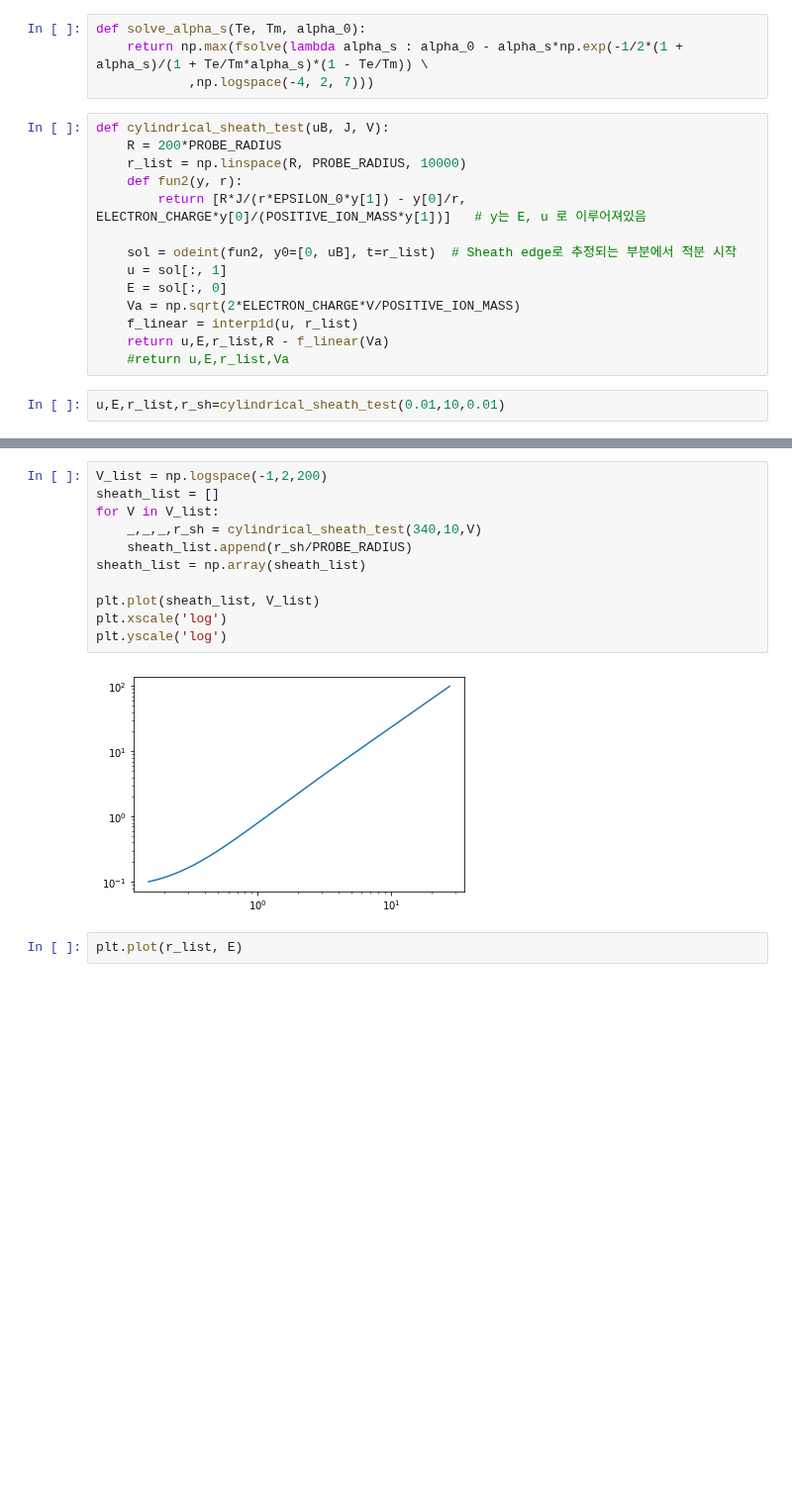
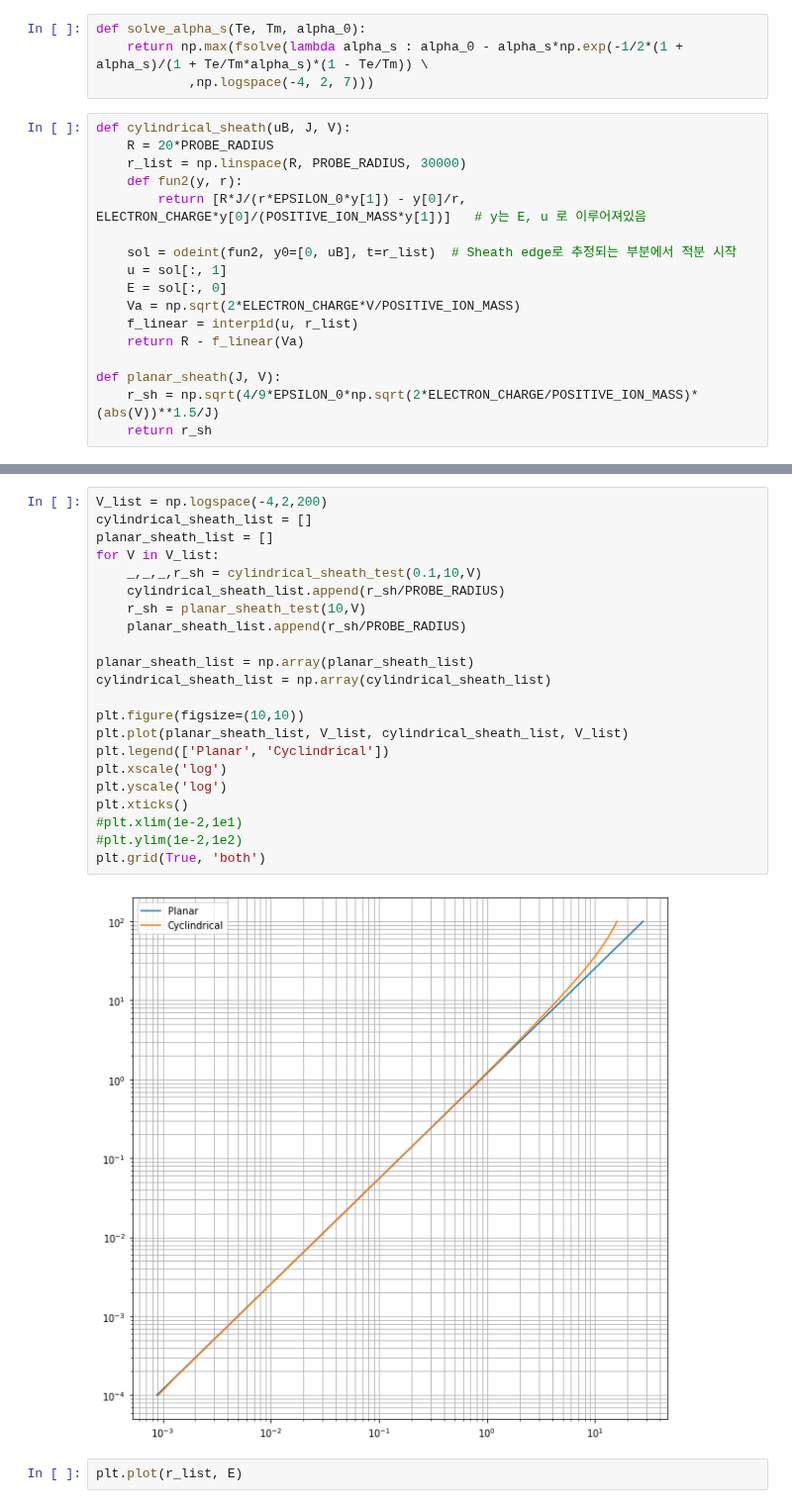
Before and after one commit to gunu0626/negative-ion, a Jupyter notebook: Fitting_method/sheath.ipynb, the cells around one changed output, grey strips where cells are left out. Shown at 99% size. Cells and saved outputs as stored; diff of their text form; blank space fills up the shorter version.

```diff
--- a/Fitting_method/sheath.ipynb
+++ b/Fitting_method/sheath.ipynb
@@ -10,9 +10,9 @@ def solve_alpha_s(Te, Tm, alpha_0):
     return np.max(fsolve(lambda alpha_s : alpha_0 - alpha_s*np.exp(-1/2*(1 + alpha_s)/(1 + Te/Tm*alpha_s)*(1 - Te/Tm)) \
             ,np.logspace(-4, 2, 7)))
 # %%
-def cylindrical_sheath_test(uB, J, V):
-    R = 200*PROBE_RADIUS
-    r_list = np.linspace(R, PROBE_RADIUS, 10000)
+def cylindrical_sheath(uB, J, V):
+    R = 20*PROBE_RADIUS
+    r_list = np.linspace(R, PROBE_RADIUS, 30000)
     def fun2(y, r):
         return [R*J/(r*EPSILON_0*y[1]) - y[0]/r, ELECTRON_CHARGE*y[0]/(POSITIVE_ION_MASS*y[1])]   # y는 E, u 로 이루어져있음
 
@@ -21,7 +21,8 @@ def cylindrical_sheath_test(uB, J, V):
     E = sol[:, 0]
     Va = np.sqrt(2*ELECTRON_CHARGE*V/POSITIVE_ION_MASS)
     f_linear = interp1d(u, r_list)
-    return u,E,r_list,R - f_linear(Va)
-    #return u,E,r_list,Va
+    return R - f_linear(Va)
+
+def planar_sheath(J, V):
+    r_sh = np.sqrt(4/9*EPSILON_0*np.sqrt(2*ELECTRON_CHARGE/POSITIVE_ION_MASS)*(abs(V))**1.5/J)
+    return r_sh
-# %%
-u,E,r_list,r_sh=cylindrical_sheath_test(0.01,10,0.01)
@@ -28,16 +43,27 @@ u,E,r_list,r_sh=cylindrical_sheath_test(0.01,10,0.01)
 # %%
-V_list = np.logspace(-1,2,200)
-sheath_list = []
+V_list = np.logspace(-4,2,200)
+cylindrical_sheath_list = []
+planar_sheath_list = []
 for V in V_list:
-    _,_,_,r_sh = cylindrical_sheath_test(340,10,V)
-    sheath_list.append(r_sh/PROBE_RADIUS)
-sheath_list = np.array(sheath_list)
+    _,_,_,r_sh = cylindrical_sheath_test(0.1,10,V)
+    cylindrical_sheath_list.append(r_sh/PROBE_RADIUS)
+    r_sh = planar_sheath_test(10,V)
+    planar_sheath_list.append(r_sh/PROBE_RADIUS)
 
-plt.plot(sheath_list, V_list)
+planar_sheath_list = np.array(planar_sheath_list)
+cylindrical_sheath_list = np.array(cylindrical_sheath_list)
+
+plt.figure(figsize=(10,10))
+plt.plot(planar_sheath_list, V_list, cylindrical_sheath_list, V_list)
+plt.legend(['Planar', 'Cyclindrical'])
 plt.xscale('log')
 plt.yscale('log')
+plt.xticks()
+#plt.xlim(1e-2,1e1)
+#plt.ylim(1e-2,1e2)
+plt.grid(True, 'both')
 # %% [output]
-[figure, old version]
+[figure, new version]
 # %%
 plt.plot(r_list, E)
 # %% [output]
```
Also changed, not shown: parts of 3 cells of this notebook, 2 other files.
